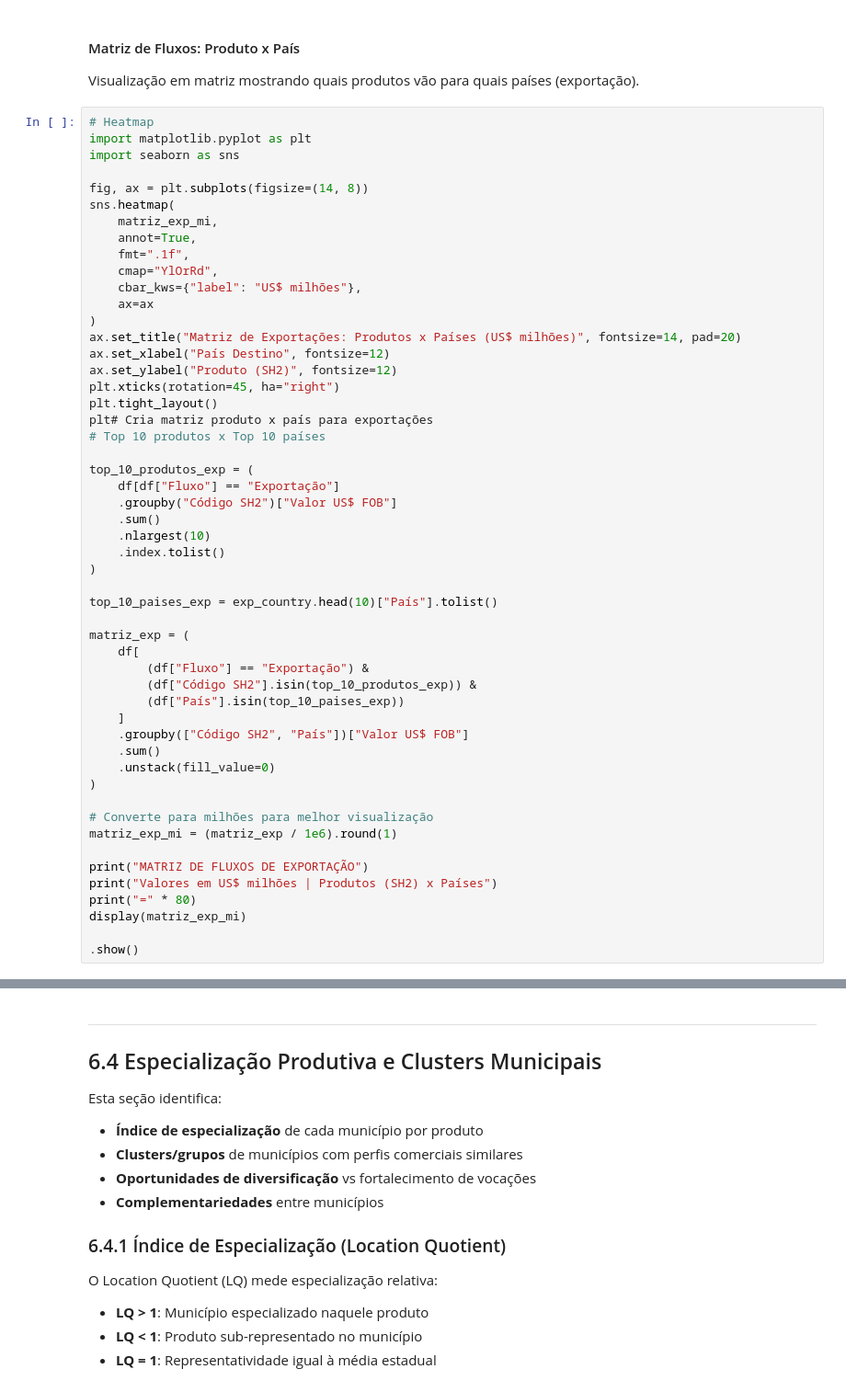
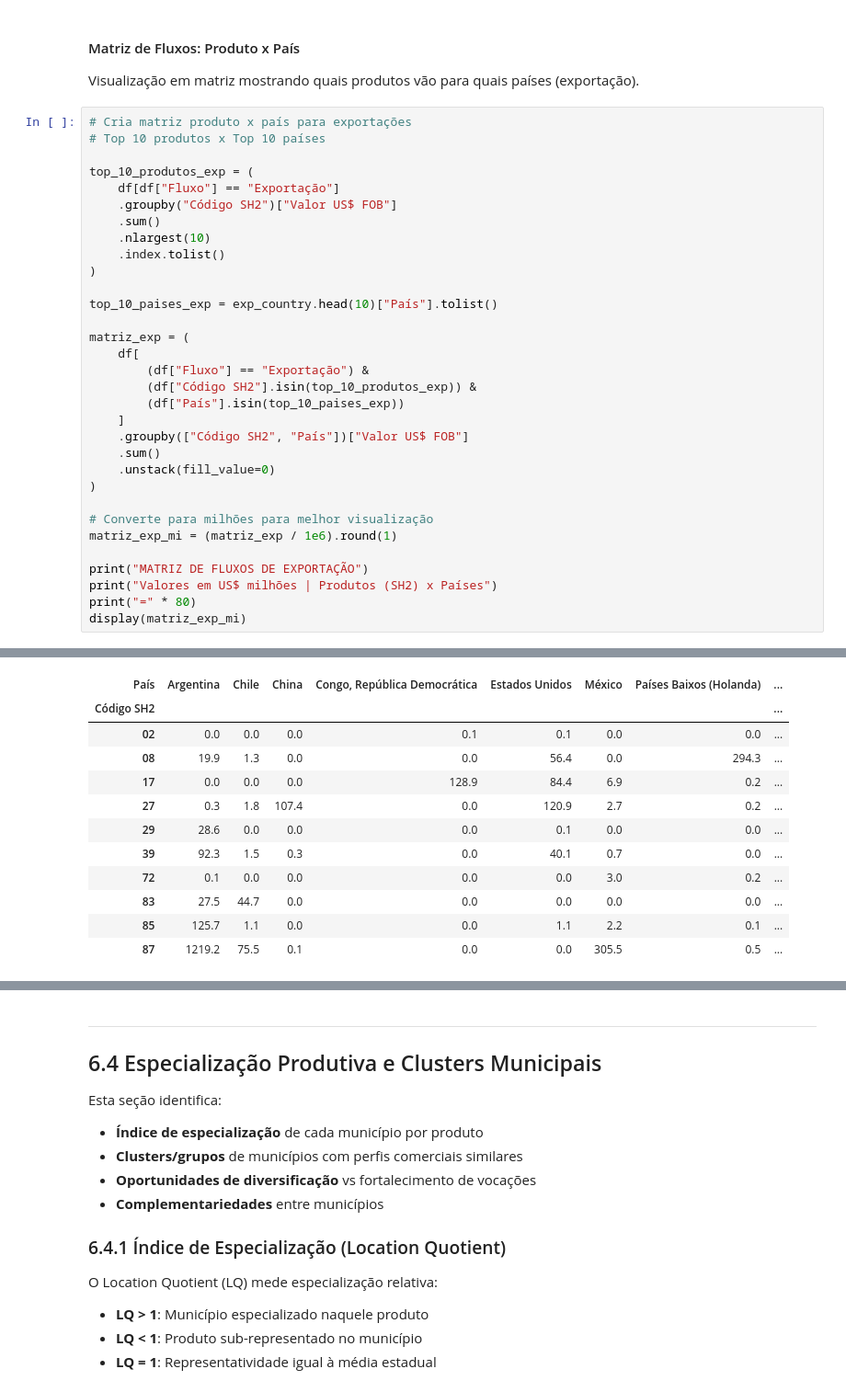
Before and after one commit to ab-orbit/ab-analise-contratos-publicos, a Jupyter notebook: ab/public/comex/pe_imp_exp_v2.ipynb, the cells around one changed output, grey strips where cells are left out. Shown at 92% size. Saved outputs shown, nothing was run; the diff lists cells and outputs as text.

```diff
--- a/ab/public/comex/pe_imp_exp_v2.ipynb
+++ b/ab/public/comex/pe_imp_exp_v2.ipynb
@@ -1430,25 +1789,7 @@ Valor médio por cadeia: US$ 360,5 mi
 
 Visualização em matriz mostrando quais produtos vão para quais países (exportação).
 # %%
-# Heatmap
-import matplotlib.pyplot as plt
-import seaborn as sns
-
-fig, ax = plt.subplots(figsize=(14, 8))
-sns.heatmap(
-    matriz_exp_mi,
-    annot=True,
-    fmt=".1f",
-    cmap="YlOrRd",
-    cbar_kws={"label": "US$ milhões"},
-    ax=ax
-)
-ax.set_title("Matriz de Exportações: Produtos x Países (US$ milhões)", fontsize=14, pad=20)
-ax.set_xlabel("País Destino", fontsize=12)
-ax.set_ylabel("Produto (SH2)", fontsize=12)
-plt.xticks(rotation=45, ha="right")
-plt.tight_layout()
-plt# Cria matriz produto x país para exportações
+# Cria matriz produto x país para exportações
 # Top 10 produtos x Top 10 países
 
 top_10_produtos_exp = (
@@ -1479,6 +1820,4 @@ print("MATRIZ DE FLUXOS DE EXPORTAÇÃO")
 print("Valores em US$ milhões | Produtos (SH2) x Países")
 print("=" * 80)
 display(matriz_exp_mi)
-
-.show()
 # %% [output]
@@ -1485,0 +1824,12 @@ display(matriz_exp_mi)
+| País | Argentina | Chile | China | Congo, República Democrática | Estados Unidos | México | Países Baixos (Holanda) | ... |
+| Código SH2 |  |  |  |  |  |  |  | ... |
+| 02 | 0.0 | 0.0 | 0.0 | 0.1 | 0.1 | 0.0 | 0.0 | ... |
+| 08 | 19.9 | 1.3 | 0.0 | 0.0 | 56.4 | 0.0 | 294.3 | ... |
+| 17 | 0.0 | 0.0 | 0.0 | 128.9 | 84.4 | 6.9 | 0.2 | ... |
+| 27 | 0.3 | 1.8 | 107.4 | 0.0 | 120.9 | 2.7 | 0.2 | ... |
+| 29 | 28.6 | 0.0 | 0.0 | 0.0 | 0.1 | 0.0 | 0.0 | ... |
+| 39 | 92.3 | 1.5 | 0.3 | 0.0 | 40.1 | 0.7 | 0.0 | ... |
+| 72 | 0.1 | 0.0 | 0.0 | 0.0 | 0.0 | 3.0 | 0.2 | ... |
+| 83 | 27.5 | 44.7 | 0.0 | 0.0 | 0.0 | 0.0 | 0.0 | ... |
+| 85 | 125.7 | 1.1 | 0.0 | 0.0 | 1.1 | 2.2 | 0.1 | ... |
+| 87 | 1219.2 | 75.5 | 0.1 | 0.0 | 0.0 | 305.5 | 0.5 | ... |
```
Also changed, not shown: parts of 18 cells of this notebook, 1 other file.
